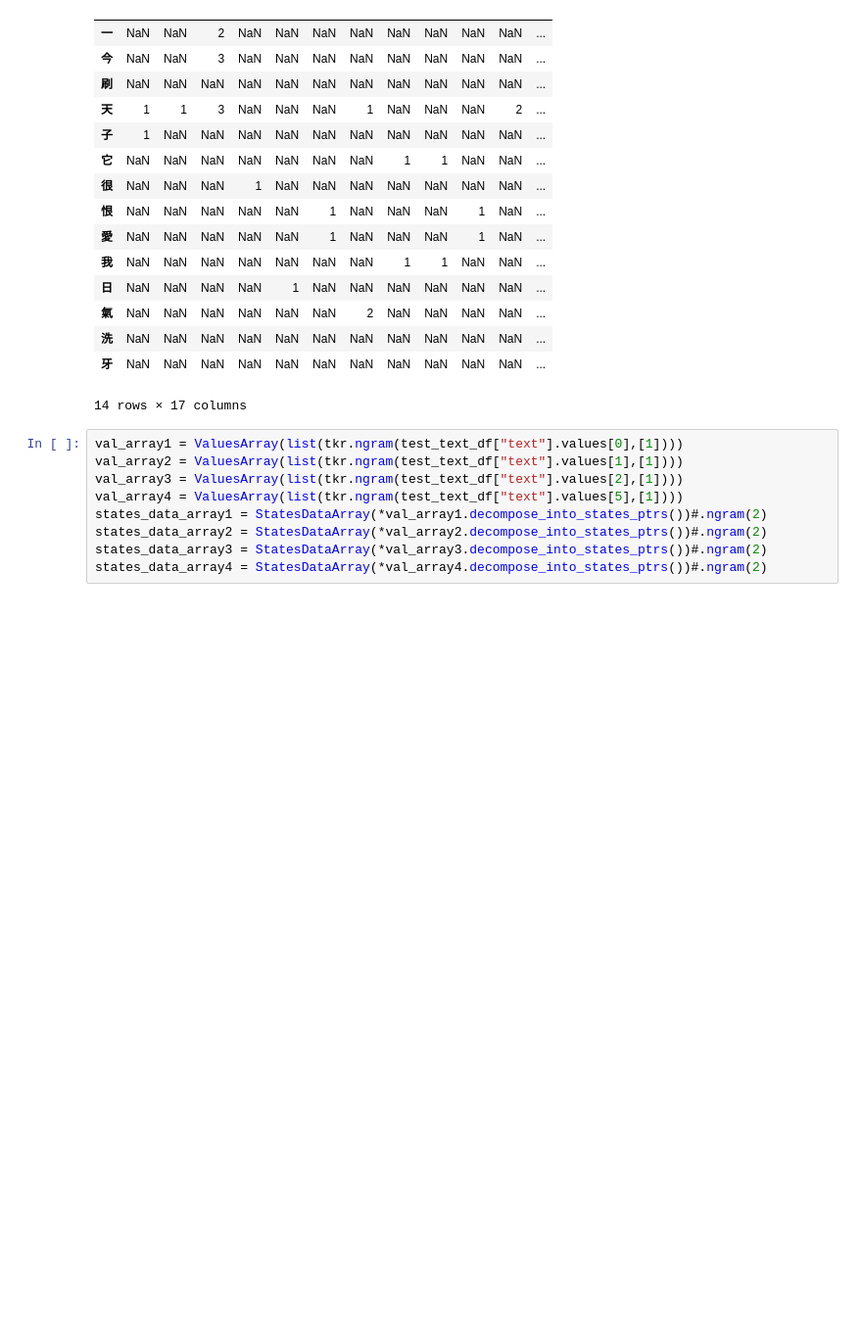
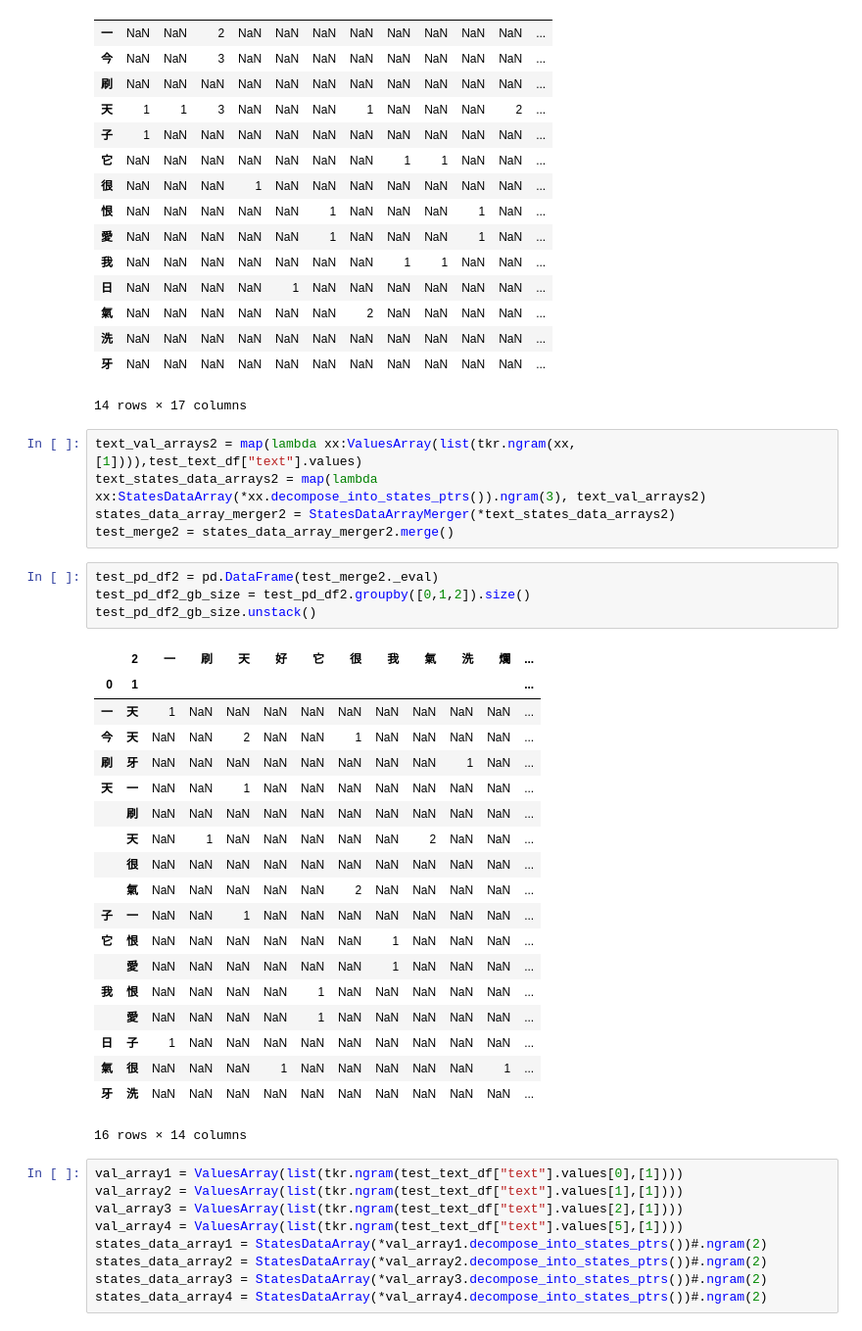
Before and after one commit to c3h3/PlaYnlp, a Jupyter notebook: dev_ipynbs/DEV_StatesDataArray_20140401.ipynb, the cells around one changed output. Shown: that part at 98% size. Cells and saved outputs as stored; diff of their text form; blank space fills up the shorter version.

```diff
--- a/dev_ipynbs/DEV_StatesDataArray_20140401.ipynb
+++ b/dev_ipynbs/DEV_StatesDataArray_20140401.ipynb
@@ -428,6 +428,35 @@ test_pd_df_gb_size.unstack()
 | 洗 | NaN | NaN | NaN | NaN | NaN | NaN | NaN | NaN | NaN | NaN | NaN | ... |
 | 牙 | NaN | NaN | NaN | NaN | NaN | NaN | NaN | NaN | NaN | NaN | NaN | ... |
 14 rows × 17 columns
+# %%
+text_val_arrays2 = map(lambda xx:ValuesArray(list(tkr.ngram(xx,[1]))),test_text_df["text"].values)
+text_states_data_arrays2 = map(lambda xx:StatesDataArray(*xx.decompose_into_states_ptrs()).ngram(3), text_val_arrays2)
+states_data_array_merger2 = StatesDataArrayMerger(*text_states_data_arrays2)
+test_merge2 = states_data_array_merger2.merge()
+# %%
+test_pd_df2 = pd.DataFrame(test_merge2._eval)
+test_pd_df2_gb_size = test_pd_df2.groupby([0,1,2]).size()
+test_pd_df2_gb_size.unstack()
+# %% [output]
+|  | 2 | 一 | 刷 | 天 | 好 | 它 | 很 | 我 | 氣 | 洗 | 爛 | ... |
+| 0 | 1 |  |  |  |  |  |  |  |  |  |  | ... |
+| 一 | 天 | 1 | NaN | NaN | NaN | NaN | NaN | NaN | NaN | NaN | NaN | ... |
+| 今 | 天 | NaN | NaN | 2 | NaN | NaN | 1 | NaN | NaN | NaN | NaN | ... |
+| 刷 | 牙 | NaN | NaN | NaN | NaN | NaN | NaN | NaN | NaN | 1 | NaN | ... |
+| 天 | 一 | NaN | NaN | 1 | NaN | NaN | NaN | NaN | NaN | NaN | NaN | ... |
+|  | 刷 | NaN | NaN | NaN | NaN | NaN | NaN | NaN | NaN | NaN | NaN | ... |
+|  | 天 | NaN | 1 | NaN | NaN | NaN | NaN | NaN | 2 | NaN | NaN | ... |
+|  | 很 | NaN | NaN | NaN | NaN | NaN | NaN | NaN | NaN | NaN | NaN | ... |
+|  | 氣 | NaN | NaN | NaN | NaN | NaN | 2 | NaN | NaN | NaN | NaN | ... |
+| 子 | 一 | NaN | NaN | 1 | NaN | NaN | NaN | NaN | NaN | NaN | NaN | ... |
+| 它 | 恨 | NaN | NaN | NaN | NaN | NaN | NaN | 1 | NaN | NaN | NaN | ... |
+|  | 愛 | NaN | NaN | NaN | NaN | NaN | NaN | 1 | NaN | NaN | NaN | ... |
+| 我 | 恨 | NaN | NaN | NaN | NaN | 1 | NaN | NaN | NaN | NaN | NaN | ... |
+|  | 愛 | NaN | NaN | NaN | NaN | 1 | NaN | NaN | NaN | NaN | NaN | ... |
+| 日 | 子 | 1 | NaN | NaN | NaN | NaN | NaN | NaN | NaN | NaN | NaN | ... |
+| 氣 | 很 | NaN | NaN | NaN | 1 | NaN | NaN | NaN | NaN | NaN | 1 | ... |
+| 牙 | 洗 | NaN | NaN | NaN | NaN | NaN | NaN | NaN | NaN | NaN | NaN | ... |
+16 rows × 14 columns
 # %%
 val_array1 = ValuesArray(list(tkr.ngram(test_text_df["text"].values[0],[1])))
 val_array2 = ValuesArray(list(tkr.ngram(test_text_df["text"].values[1],[1])))
```
